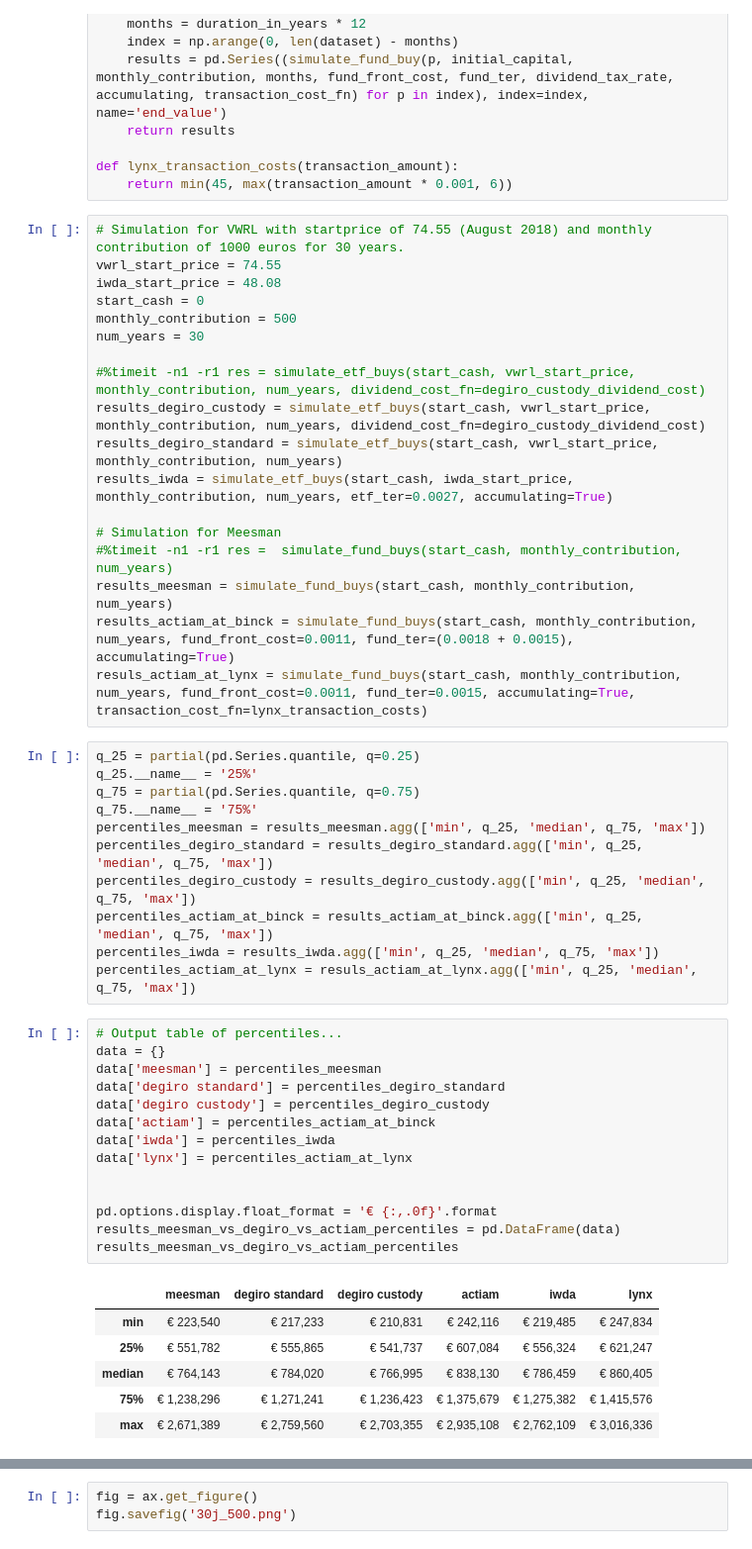
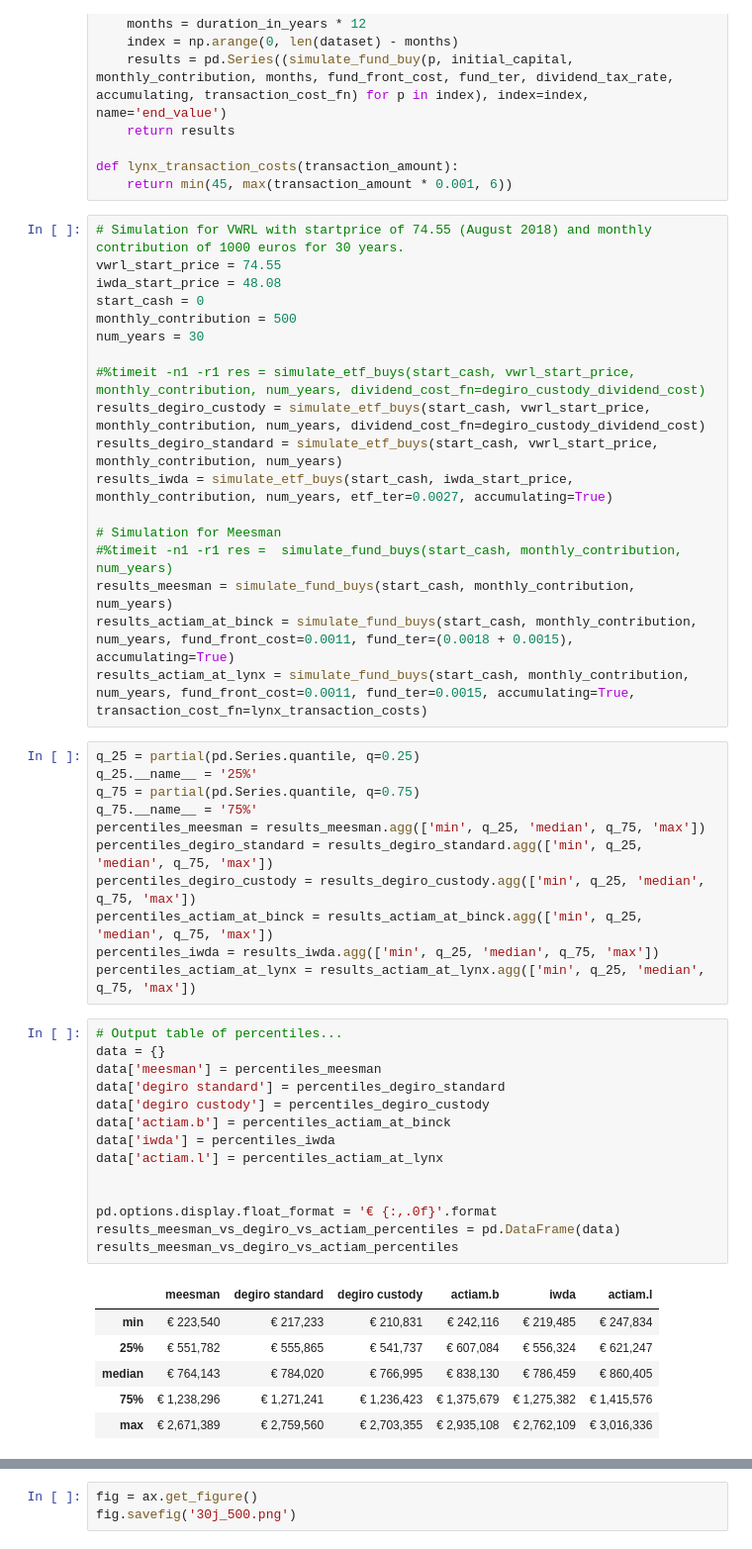
Before and after one commit to Huppie/DF-Simulations, a Jupyter notebook: Backtesting-Kosten.ipynb, the cells around one changed output, grey strips where cells are left out. Shown at 99% size. Drawn from its saved outputs; the diff is of its cells as text.

```diff
--- a/Backtesting-Kosten.ipynb
+++ b/Backtesting-Kosten.ipynb
@@ -165,7 +165,7 @@ results_iwda = simulate_etf_buys(start_cash, iwda_start_price, monthly_contribut
 #%timeit -n1 -r1 res =  simulate_fund_buys(start_cash, monthly_contribution, num_years)
 results_meesman = simulate_fund_buys(start_cash, monthly_contribution, num_years)
 results_actiam_at_binck = simulate_fund_buys(start_cash, monthly_contribution, num_years, fund_front_cost=0.0011, fund_ter=(0.0018 + 0.0015), accumulating=True)
-resuls_actiam_at_lynx = simulate_fund_buys(start_cash, monthly_contribution, num_years, fund_front_cost=0.0011, fund_ter=0.0015, accumulating=True, transaction_cost_fn=lynx_transaction_costs)
+results_actiam_at_lynx = simulate_fund_buys(start_cash, monthly_contribution, num_years, fund_front_cost=0.0011, fund_ter=0.0015, accumulating=True, transaction_cost_fn=lynx_transaction_costs)
 # %%
 q_25 = partial(pd.Series.quantile, q=0.25)
 q_25.__name__ = '25%'
@@ -176,23 +176,23 @@ percentiles_degiro_standard = results_degiro_standard.agg(['min', q_25, 'median'
 percentiles_degiro_custody = results_degiro_custody.agg(['min', q_25, 'median', q_75, 'max'])
 percentiles_actiam_at_binck = results_actiam_at_binck.agg(['min', q_25, 'median', q_75, 'max'])
 percentiles_iwda = results_iwda.agg(['min', q_25, 'median', q_75, 'max'])
-percentiles_actiam_at_lynx = resuls_actiam_at_lynx.agg(['min', q_25, 'median', q_75, 'max'])
+percentiles_actiam_at_lynx = results_actiam_at_lynx.agg(['min', q_25, 'median', q_75, 'max'])
 # %%
 # Output table of percentiles...
 data = {}
 data['meesman'] = percentiles_meesman
 data['degiro standard'] = percentiles_degiro_standard
 data['degiro custody'] = percentiles_degiro_custody
-data['actiam'] = percentiles_actiam_at_binck
+data['actiam.b'] = percentiles_actiam_at_binck
 data['iwda'] = percentiles_iwda
-data['lynx'] = percentiles_actiam_at_lynx
+data['actiam.l'] = percentiles_actiam_at_lynx
 
 
 pd.options.display.float_format = '€ {:,.0f}'.format
 results_meesman_vs_degiro_vs_actiam_percentiles = pd.DataFrame(data)
 results_meesman_vs_degiro_vs_actiam_percentiles
 # %% [output]
-|  | meesman | degiro standard | degiro custody | actiam | iwda | lynx |
+|  | meesman | degiro standard | degiro custody | actiam.b | iwda | actiam.l |
 | min | € 223,540 | € 217,233 | € 210,831 | € 242,116 | € 219,485 | € 247,834 |
 | 25% | € 551,782 | € 555,865 | € 541,737 | € 607,084 | € 556,324 | € 621,247 |
 | median | € 764,143 | € 784,020 | € 766,995 | € 838,130 | € 786,459 | € 860,405 |
```
Also changed, not shown: parts of 3 cells of this notebook.
